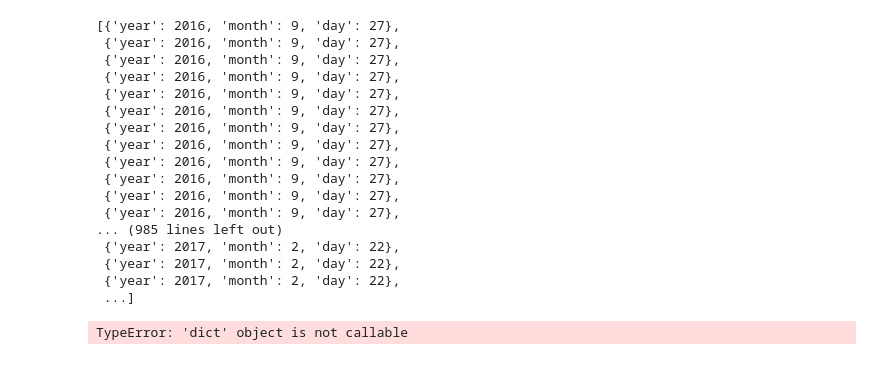
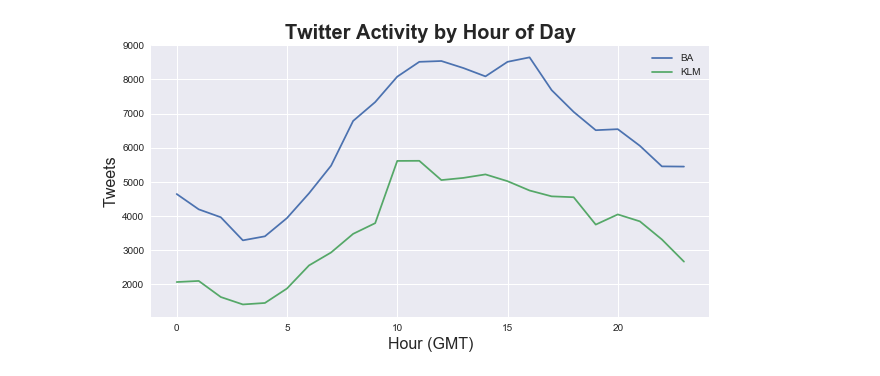
Before and after one commit to dharmsen/DBLDataChallenge, a Jupyter notebook: EDA, but clean.ipynb, the cells around one changed output. Saved outputs shown, nothing was run; the diff lists cells and outputs as text; code cells hidden in the pictures.

```diff
--- a/EDA, but clean.ipynb
+++ b/EDA, but clean.ipynb
@@ -3,11 +3,14 @@ import sys
 import pandas as pd
 import numpy as np
 import matplotlib.pyplot as plt
+import sqlite3
+import seaborn as sns
 
 sys.path.insert(0, '/data_extraction/')
 from DataBaseInterface import LoadDatabaseAsDF
 
-dataframe = LoadDatabaseAsDF('all_features_database.db')
+conn = sqlite3.connect('ALL_DATA_32_FEATURES.db')
+created_df = pd.read_sql("SELECT [('user', 'id_str')], created_at FROM tweets", conn)
 
-KLM_tweets = dataframe[dataframe["('user', 'id_str')"] == "56377143"].reset_index()
-BA_tweets = dataframe[dataframe["('user', 'id_str')"] == "18332190"].reset_index()
+KLM_tweets = created_df[created_df["('user', 'id_str')"] == "56377143"].reset_index()
+BA_tweets = created_df[created_df["('user', 'id_str')"] == "18332190"].reset_index()
@@ -76,31 +98,15 @@ for i in KLM_tweets['created_at']:
         month = 12
 
     dates_KLM.append({'year': int(i[26:30]), 'month': month, 'day': int(i[8:10])})
-# %%
-dates_british
-# %% [output]
-[{'year': 2016, 'month': 9, 'day': 27},
- {'year': 2016, 'month': 9, 'day': 27},
- {'year': 2016, 'month': 9, 'day': 27},
- {'year': 2016, 'month': 9, 'day': 27},
- {'year': 2016, 'month': 9, 'day': 27},
- {'year': 2016, 'month': 9, 'day': 27},
- {'year': 2016, 'month': 9, 'day': 27},
- {'year': 2016, 'month': 9, 'day': 27},
- {'year': 2016, 'month': 9, 'day': 27},
- {'year': 2016, 'month': 9, 'day': 27},
- {'year': 2016, 'month': 9, 'day': 27},
- {'year': 2016, 'month': 9, 'day': 27},
-... (985 lines left out)
- {'year': 2017, 'month': 2, 'day': 22},
- {'year': 2017, 'month': 2, 'day': 22},
- {'year': 2017, 'month': 2, 'day': 22},
- ...]
 # %%
 # on what day of the week are the airlines most likely to respond?
 
 import datetime
+weekdays_BA = []
+weekdays_KLM = []
+
 for i in dates_british:
-    print(date(i['year'], i['month'], i['day']).weekday())
+    weekdays_BA.append(datetime.date(i['year'], i['month'], i['day']).weekday())
+
+for i in dates_KLM:
+    weekdays_KLM.append(datetime.date(i['year'], i['month'], i['day']).weekday())
-# %% [output]
-TypeError: 'dict' object is not callable
@@ -106,0 +120,21 @@ TypeError: 'dict' object is not callable
+# %%
+time_created_BA = BA_tweets['created_at']
+time_created_int = time_created_BA.str[11:13].astype(int)
+BA_hour_counts = time_created_int.value_counts().sort_index()
+
+time_created_KLM = KLM_tweets['created_at']
+time_created_KLM_int = time_created_KLM.str[11:13].astype(int)
+KLM_hour_counts = time_created_KLM_int.value_counts().sort_index()
+
+result = pd.concat([BA_hour_counts, KLM_hour_counts], axis=1)
+
+sns.set()
+color = sns.color_palette("colorblind")
+result.plot(figsize=(10, 5))
+plt.title('Twitter Activity by Hour of Day', weight='bold', fontsize=20)
+plt.xlabel('Hour (GMT)', fontsize=16)
+plt.ylabel('Tweets', fontsize=16);
+plt.legend(['BA', 'KLM'])
+plt.savefig('time of day.png', dpi=300)
+# %% [output]
+[figure, added]
```
Also changed, not shown: parts of 5 cells of this notebook.
